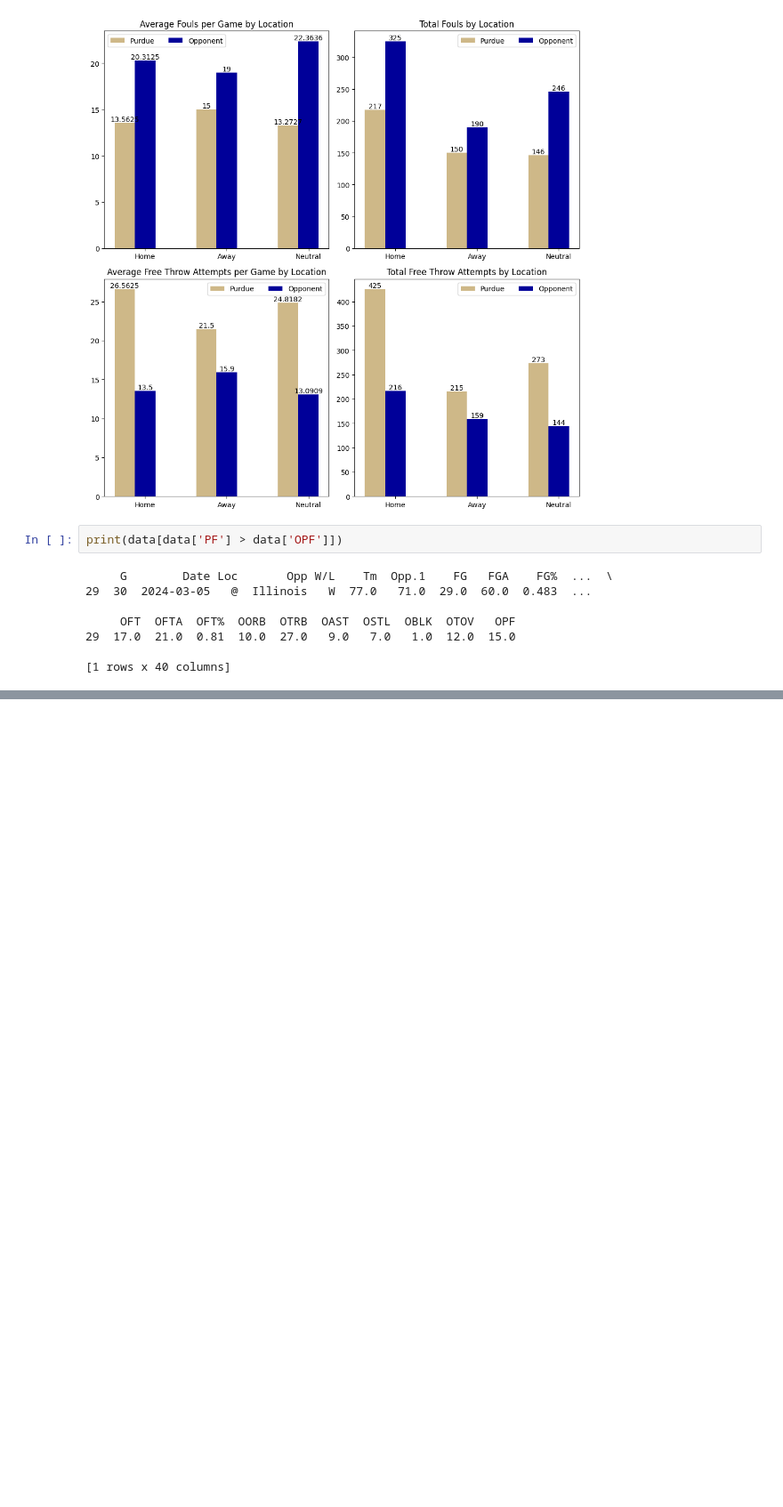
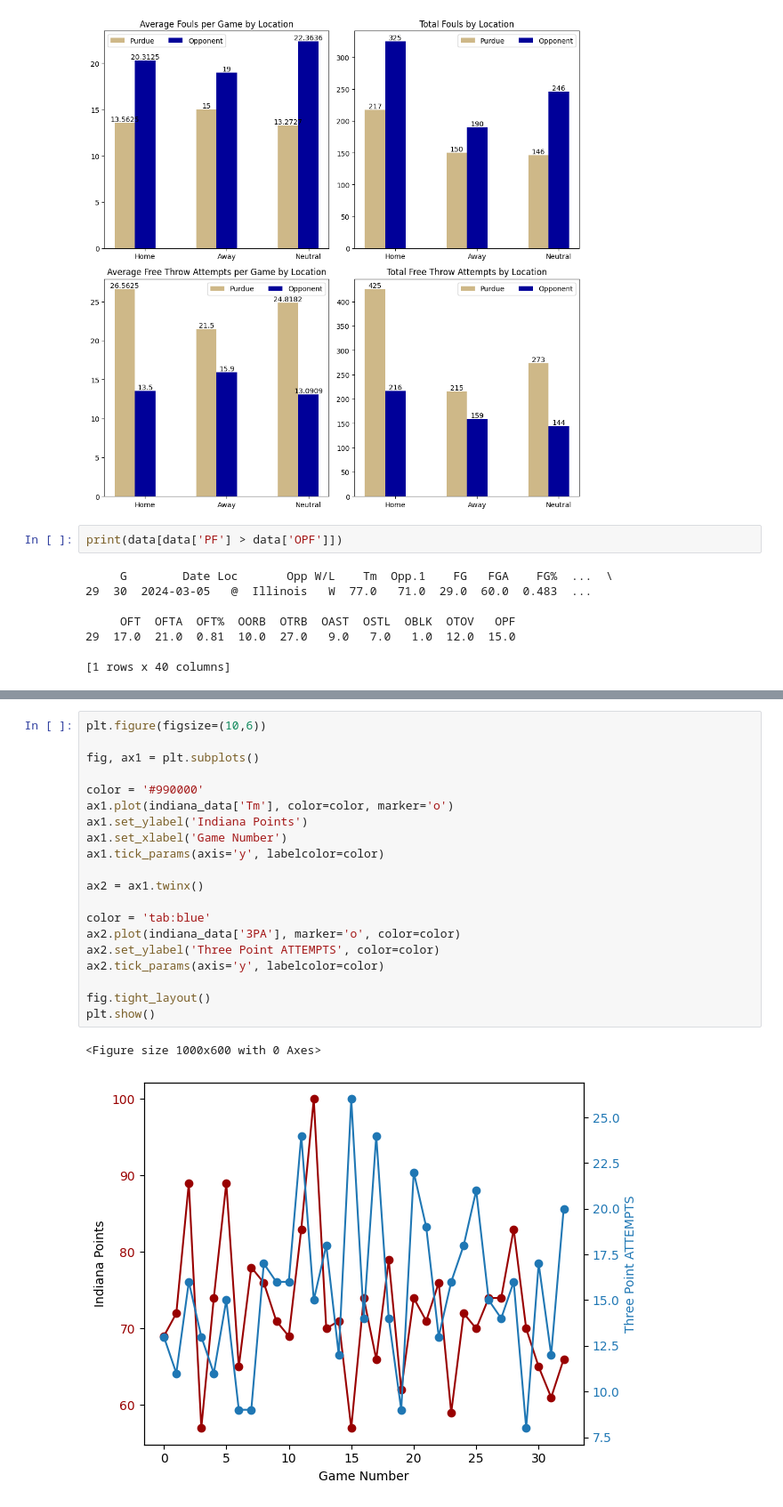
Before and after one commit to wonderrxjr/Data-Parsing, a Jupyter notebook: purdue_data.ipynb, the cells around one changed output, grey strips where cells are left out. Shown at 89% size. Cells and saved outputs as stored; diff of their text form; blank space fills up the shorter version.

```diff
--- a/purdue_data.ipynb
+++ b/purdue_data.ipynb
@@ -248,0 +307,23 @@ print(data[data['PF'] > data['OPF']])
+# %%
+plt.figure(figsize=(10,6))
+
+fig, ax1 = plt.subplots()
+
+color = '#990000'
+ax1.plot(indiana_data['Tm'], color=color, marker='o')
+ax1.set_ylabel('Indiana Points')
+ax1.set_xlabel('Game Number')
+ax1.tick_params(axis='y', labelcolor=color)
+
+ax2 = ax1.twinx()
+
+color = 'tab:blue'
+ax2.plot(indiana_data['3PA'], marker='o', color=color)
+ax2.set_ylabel('Three Point ATTEMPTS', color=color)
+ax2.tick_params(axis='y', labelcolor=color)
+
+fig.tight_layout()
+plt.show()
+# %% [output]
+<Figure size 1000x600 with 0 Axes>
+[figure, added]
```
Also changed, not shown: parts of 5 cells of this notebook.
